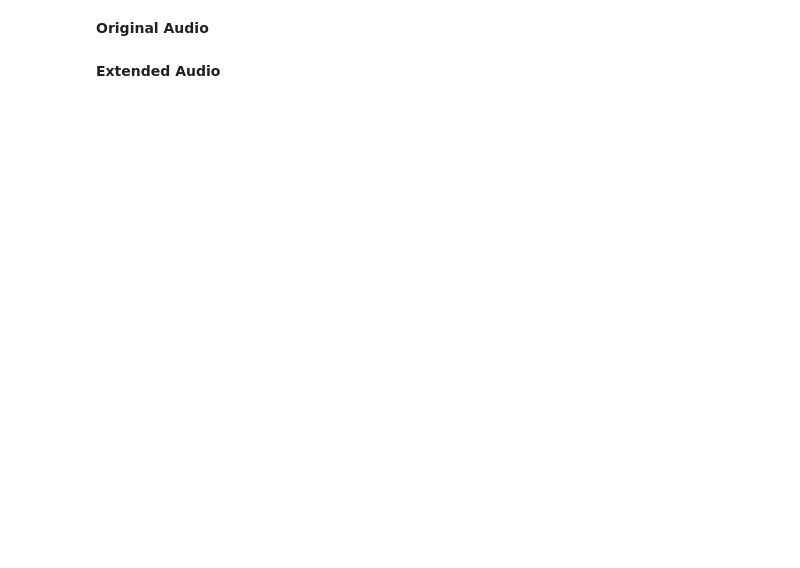
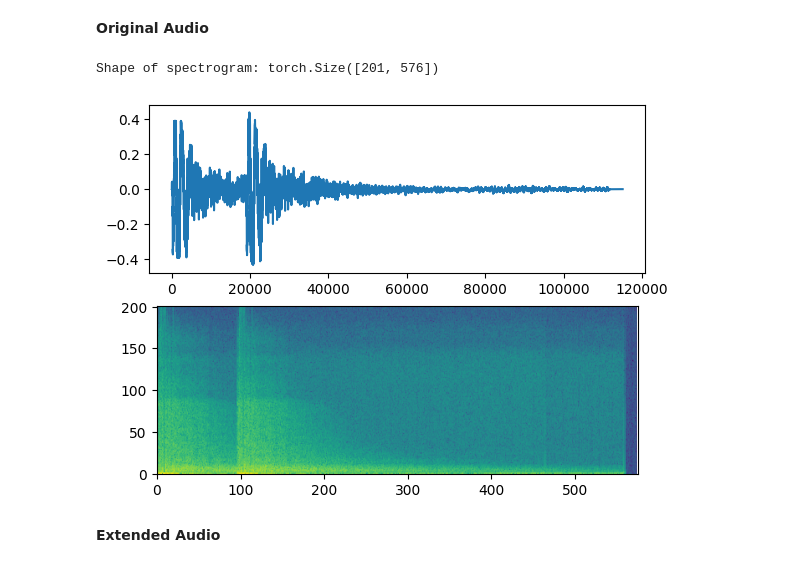
Before and after one commit to JQwebsite/AudioClassification-UrbanSounds8K-, a Jupyter notebook: Audio Classification.ipynb, the cells around one changed output. Saved outputs shown, nothing was run; the diff lists cells and outputs as text; code cells hidden in the pictures; blank space fills up the shorter version.

```diff
--- a/Audio Classification.ipynb
+++ b/Audio Classification.ipynb
@@ -117,11 +117,14 @@ def test_resample():
 # %% [markdown]
 **Original Audio**
 # %%
-# filename = "./UrbanSounds8K/fold1/102305-6-0-0.wav"
-# waveform, sample_rate = rechannel(torchaudio.load(filename), 1)
-# fig, axs = plt.subplots(2)
-# axs[0].plot(waveform.t().numpy())
-# show_spectrogram(waveform)
+filename = "./UrbanSounds8K/fold1/102305-6-0-0.wav"
+waveform, sample_rate = rechannel(torchaudio.load(filename), 1)
+fig, axs = plt.subplots(2)
+axs[0].plot(waveform.t().numpy())
+show_spectrogram(waveform)
+# %% [output]
+Shape of spectrogram: torch.Size([201, 576])
+[figure, added]
 # %% [markdown]
 **Extended Audio**
 # %%
```
Also changed, not shown: parts of 20 cells of this notebook.
